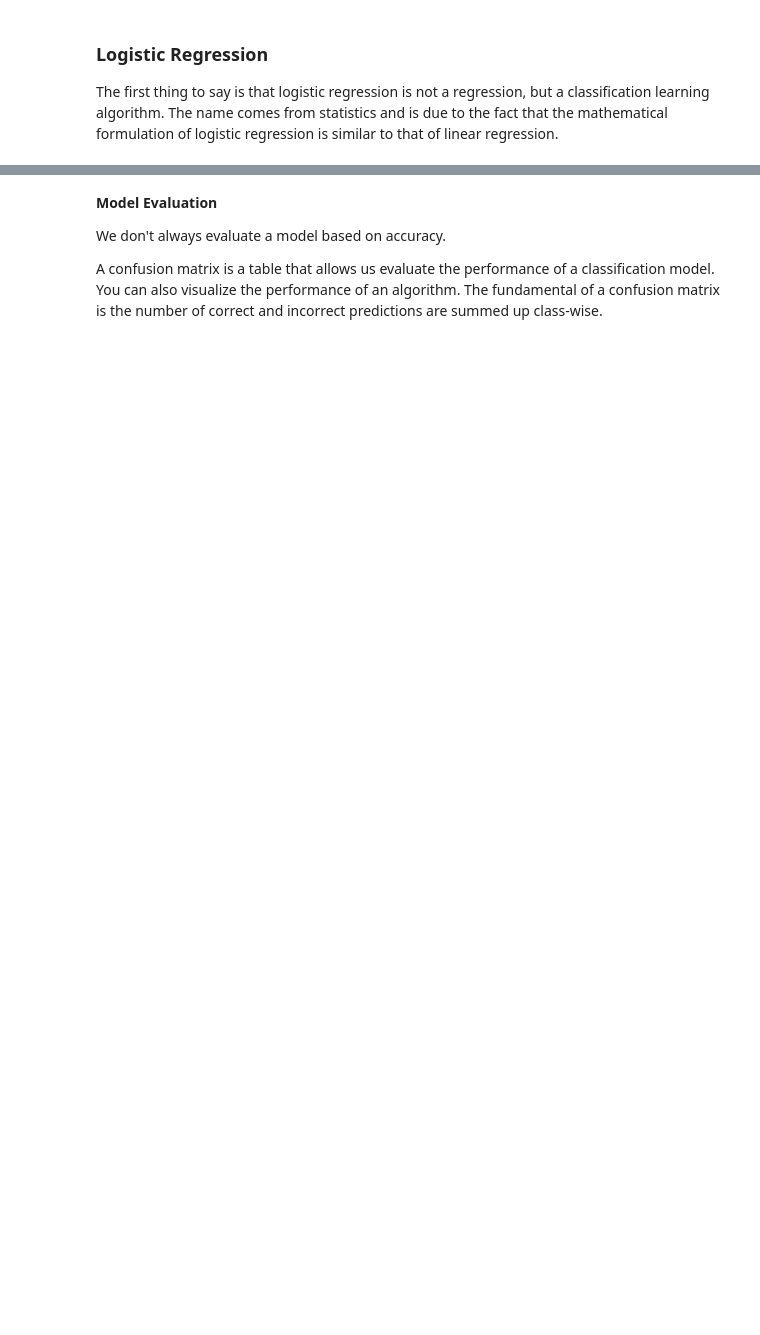
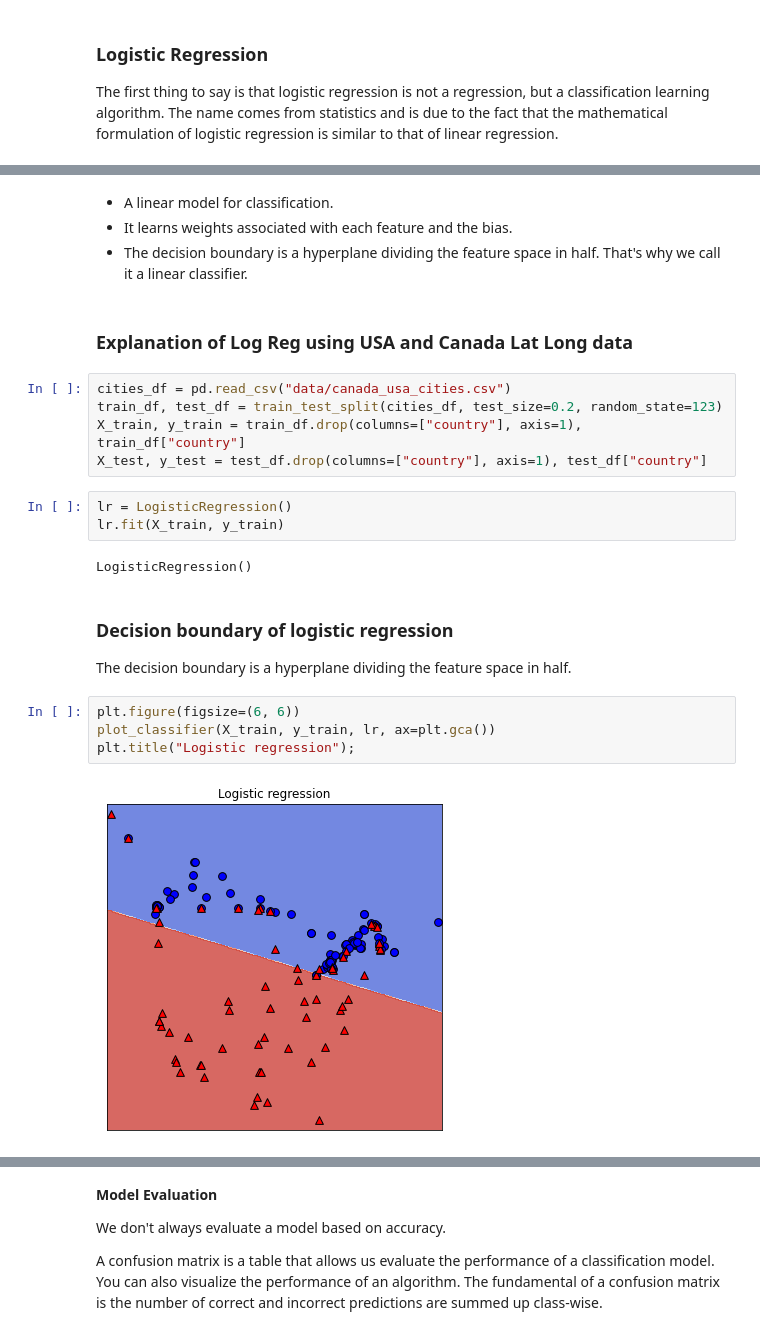
Before and after one commit to sedv8808/LighthouseLabs, a Jupyter notebook: W05D2/W05D2_LogReg.ipynb, the cells around one changed output, grey strips where cells are left out. Cells and saved outputs as stored; diff of their text form; blank space fills up the shorter version.

```diff
--- a/W05D2/W05D2_LogReg.ipynb
+++ b/W05D2/W05D2_LogReg.ipynb
@@ -284,0 +182,26 @@ Most positive words: great, highly, enjoyable, superb, brilliant, buy, 7/10, lov
+# %% [markdown]
+- A linear model for classification.
+- It learns weights associated with each feature and the bias.
+- The decision boundary is a hyperplane dividing the feature space in half. That's why we call it a linear classifier.
+# %% [markdown]
+### Explanation of Log Reg using USA and Canada Lat Long data
+# %%
+cities_df = pd.read_csv("data/canada_usa_cities.csv")
+train_df, test_df = train_test_split(cities_df, test_size=0.2, random_state=123)
+X_train, y_train = train_df.drop(columns=["country"], axis=1), train_df["country"]
+X_test, y_test = test_df.drop(columns=["country"], axis=1), test_df["country"]
+# %%
+lr = LogisticRegression()
+lr.fit(X_train, y_train)
+# %% [output]
+LogisticRegression()
+# %% [markdown]
+### Decision boundary of logistic regression
+
+The decision boundary is a hyperplane dividing the feature space in half.
+# %%
+plt.figure(figsize=(6, 6))
+plot_classifier(X_train, y_train, lr, ax=plt.gca())
+plt.title("Logistic regression");
+# %% [output]
+[figure, added]
```
Also changed, not shown: parts of 136 cells of this notebook, 6 other files.
